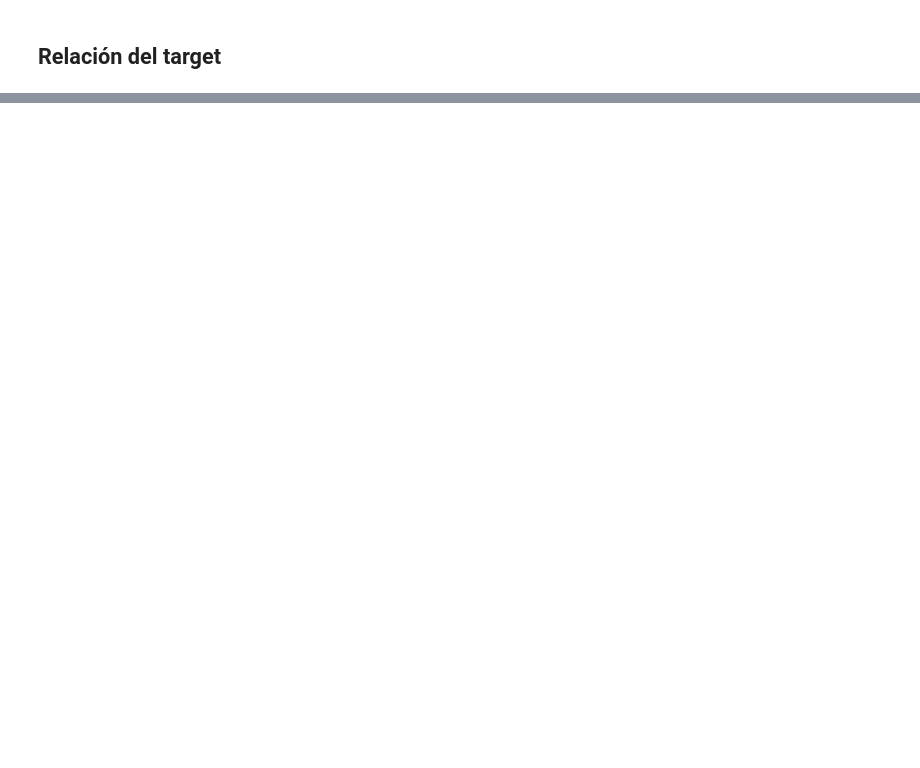
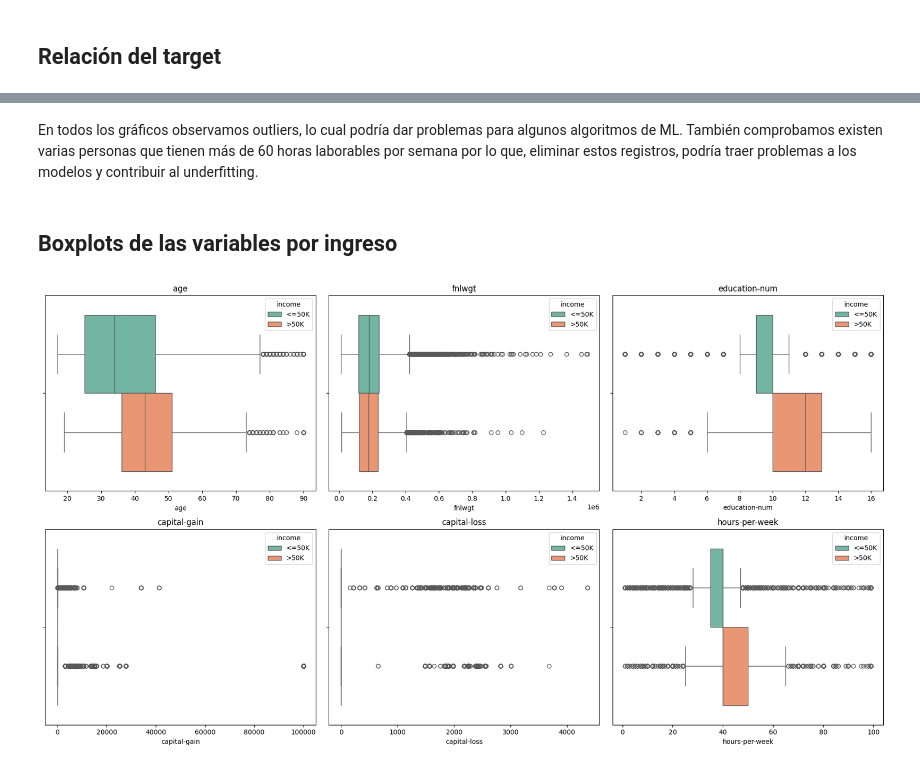
Before and after one commit to Marcelloprime/rnn_adult_income_prediction, a Jupyter notebook: 01_eda.ipynb, the cells around one changed output, grey strips where cells are left out. Saved outputs shown, nothing was run; the diff lists cells and outputs as text; code cells hidden in the pictures; blank space fills up the shorter version.

```diff
--- a/01_eda.ipynb
+++ b/01_eda.ipynb
@@ -222,0 +323,33 @@ plt.show()
+# %% [markdown]
+En todos los gráficos observamos outliers, lo cual podría dar problemas para algunos algoritmos de ML.
+También comprobamos existen varias personas que tienen más de 60 horas laborables por semana por lo que, eliminar estos registros, podría traer problemas a los modelos y contribuir al underfitting.
+# %% [markdown]
+## Boxplots de las variables por ingreso
+# %%
+save_dir = Path("plots/boxplots_variables")
+save_dir.mkdir(parents=True, exist_ok=True)
+
+num_cols = df.select_dtypes(include=['float', 'int']).columns.tolist()
+
+fig, axes = plt.subplots(2, 3, figsize=(18, 10))
+axes = axes.flatten()
+
+for col, ax in zip(num_cols, axes):
+    sns.boxplot(x=col,
+                 data=df,
+                 ax=ax,
+                 hue='income',
+                 palette='Set2')
+    ax.set_title(col)
+
+    fig_ind = plt.figure(figsize=(16, 9))
+    sns.boxplot(x=col, data=df)
+    plt.title(col)
+    plt.tight_layout()
+    fig_ind.savefig(save_dir / f"{col}_boxplot.png", dpi=400)
+    plt.close(fig_ind)
+
+fig.tight_layout()
+plt.show()
+# %% [output]
+[figure, added]
```
Also changed, not shown: parts of 14 cells of this notebook, 18 other files.
